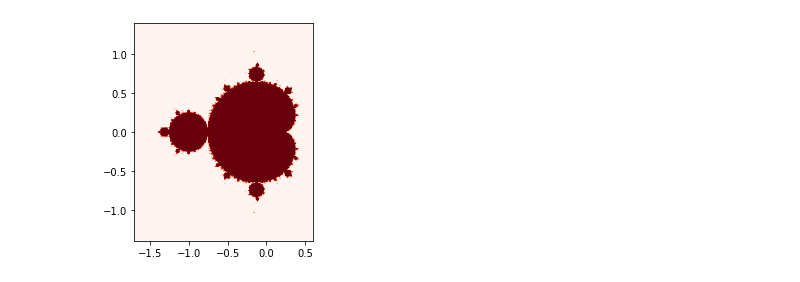
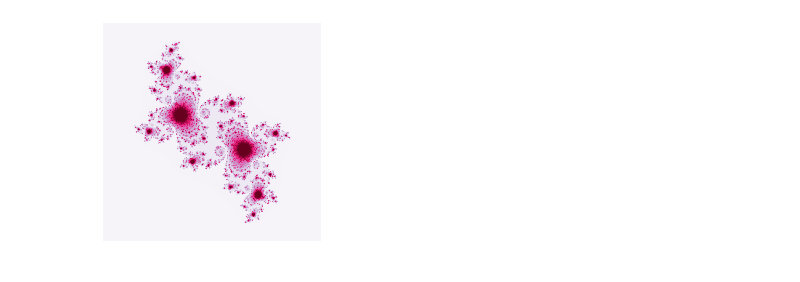
Before and after one commit to EnisMulic/Fractals, a Jupyter notebook: julia.ipynb, the cells around one changed output. Saved outputs shown, nothing was run; the diff lists cells and outputs as text; code cells hidden in the pictures.

Commit message:
Add julia, note: ipynb is buggy

```diff
--- a/julia.ipynb
+++ b/julia.ipynb
@@ -30,4 +30,5 @@ def generate_julia(c):
 
             iteration_ratio = iteration / max_iter
 
-            julia[iy, ix] = iteration_ratio
+            julia[ix, iy] = iteration_ratio
+    return julia
@@ -38,6 +35,6 @@ for ix, x in enumerate(grid_x):
-# %%
-extent = (min(grid_x), max(grid_x), min(grid_y), max(grid_y))
-plt.imshow(abs(mandelbrot_image.T)**2 < 1000, cmap = cm.Reds,  extent=extent)
-plt.show()
-# %% [output]
-[figure, removed]
+# %%
+plt.imshow(generate_julia(-0.1-0.65j), cmap=cm.PuRd)
+plt.axis('off')
+plt.show()
+# %% [output]
+[figure, added]
```
Also changed, not shown: parts of 7 cells of this notebook.
